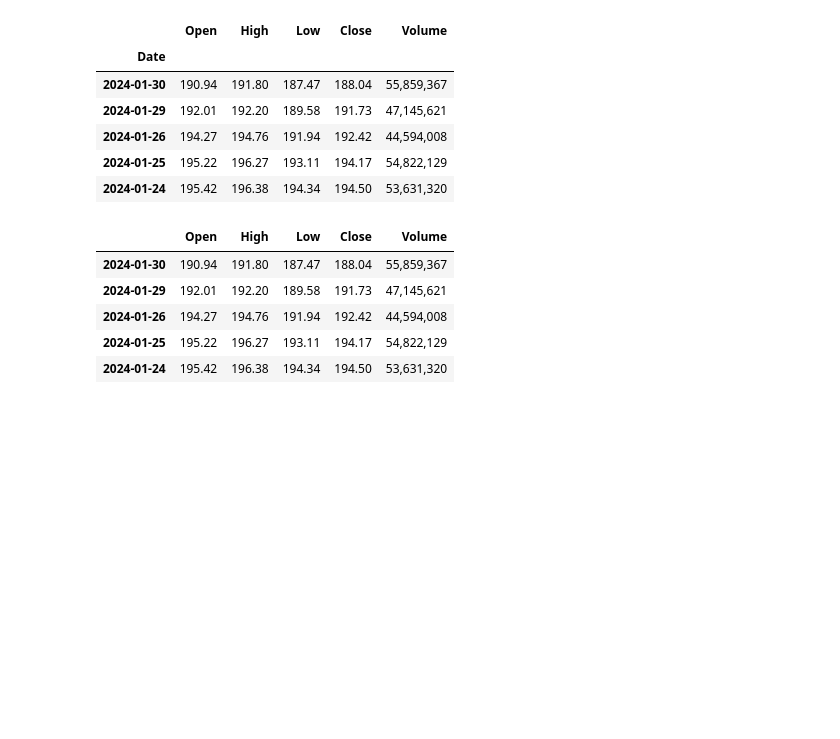
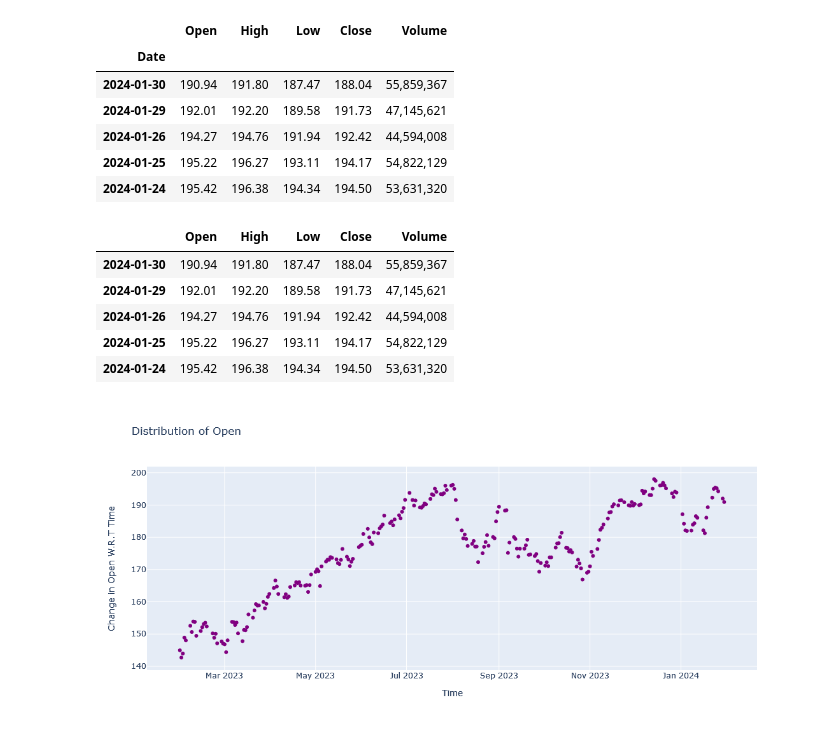
Before and after one commit to arfan64shah/Data_Science, a Jupyter notebook: TIme_Series_Analysis/Apple_Stock_Time_Series_Analysis.ipynb, the cells around one changed output. Cells and saved outputs as stored; diff of their text form; code cells hidden in the pictures; blank space fills up the shorter version.

Commit message:
Added different line and scatter plots to find distribution of all the faetures

```diff
--- a/TIme_Series_Analysis/Apple_Stock_Time_Series_Analysis.ipynb
+++ b/TIme_Series_Analysis/Apple_Stock_Time_Series_Analysis.ipynb
@@ -58,3 +59,11 @@ dataset.head()
 | 2024-01-26 | 194.27 | 194.76 | 191.94 | 192.42 | 44,594,008 |
 | 2024-01-25 | 195.22 | 196.27 | 193.11 | 194.17 | 54,822,129 |
 | 2024-01-24 | 195.42 | 196.38 | 194.34 | 194.50 | 53,631,320 |
+# %%
+# show scatter plot of Open with respect to time
+fig1 = go.Figure()
+fig1.add_trace(go.Scatter(x = dataset.index, y = dataset['Open'], mode = 'markers', marker = dict(color = 'purple')))
+fig1.update_layout(title = 'Distribution of Open', xaxis_title = 'Time', yaxis_title = 'Change in Open W.R.T Time', height = 500)
+fig1.show()
+# %% [output]
+[figure, added]
```
Also changed, not shown: parts of 7 cells of this notebook.
